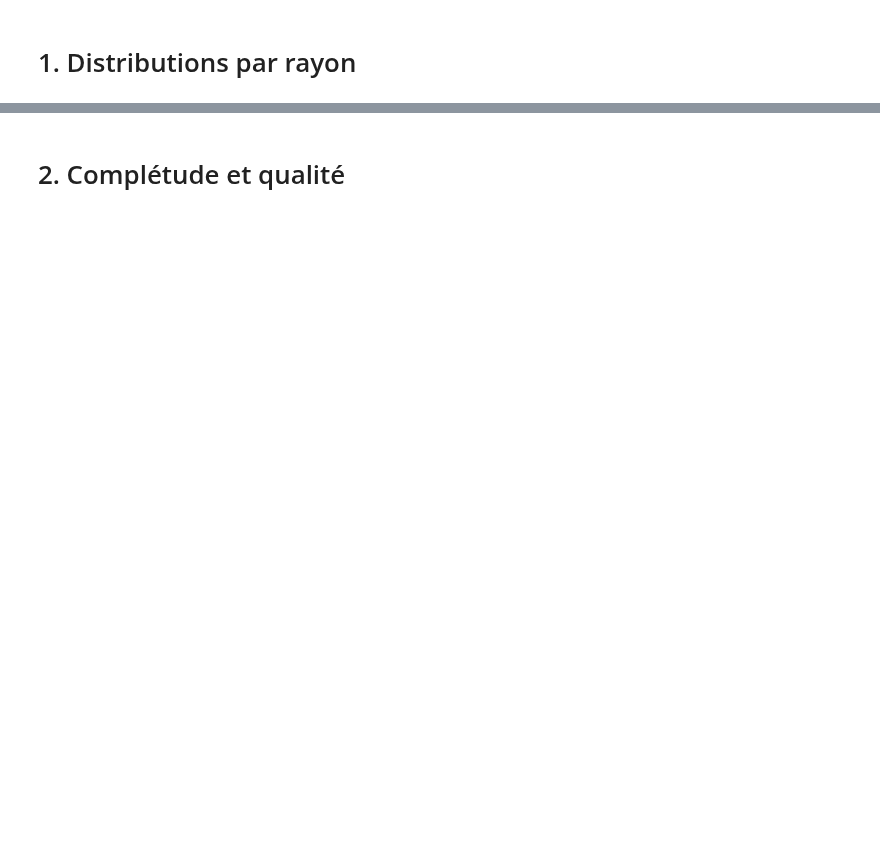
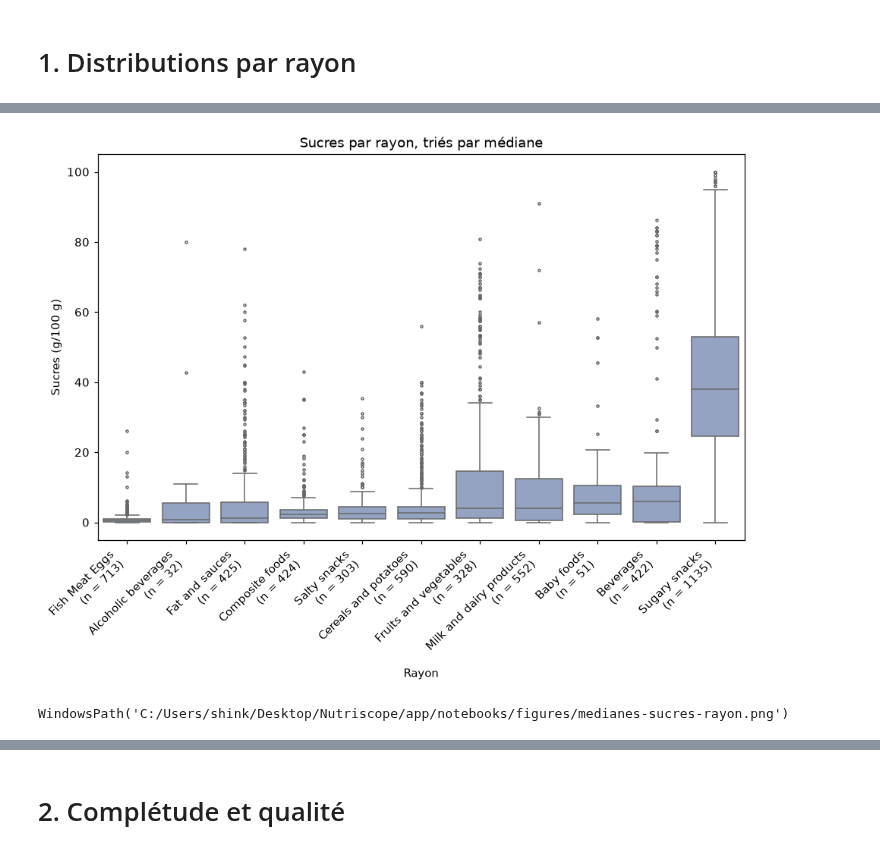
Before and after one commit to SebastienHus/Nutriscope_team_delegue, a Jupyter notebook: notebooks/eda_reference.ipynb, the cells around one changed output, grey strips where cells are left out. Saved outputs shown, nothing was run; the diff lists cells and outputs as text; code cells hidden in the pictures; blank space fills up the shorter version.

```diff
--- a/notebooks/eda_reference.ipynb
+++ b/notebooks/eda_reference.ipynb
@@ -41,0 +85,12 @@ df, _ = charger_propre("../data-nutriscope/echantillon_france.csv")
+# %%
+in_scope = eda.exclude_unknown(clean_df)
+
+raw_unknown = raw_df[PNNS_1].fillna(eda.UNKNOWN).eq(eda.UNKNOWN)
+volumes = pd.Series({
+    "produits bruts": len(raw_df),
+    "produits nettoyés": len(clean_df),
+    "rayon unknown (brut, %)": round(raw_unknown.mean() * 100, 1),
+    "rayon unknown (nettoyé, %)": round(clean_df[PNNS_1].eq(eda.UNKNOWN).mean() * 100, 1),
+    "produits comparables par rayon": len(in_scope),
+})
+volumes
@@ -161,0 +143,4 @@ figure(ax.figure, "repartition-grades-rayon")
+# %%
+profile, excluded = eda.profile_by_group(in_scope, NUTRIENTS, min_n=MIN_GROUP)
+print(f"Rayons écartés (moins de {MIN_GROUP} produits) : {excluded.to_dict() or 'aucun'}")
+profile[["sugars_100g", "salt_100g", "energy-kcal_100g"]].round(2)
@@ -161,0 +163,16 @@ figure(ax.figure, "repartition-grades-rayon")
+# %%
+order = profile[("sugars_100g", "median")].sort_values().index
+counts = profile[("sugars_100g", "n")]
+
+fig, ax = plt.subplots(figsize=(10, 6))
+sns.boxplot(data=in_scope[in_scope[PNNS_1].isin(order)], x=PNNS_1, y="sugars_100g",
+            order=order, color="#8da0cb", fliersize=2, ax=ax)
+ax.set_xticks(range(len(order)), [f"{group}\n(n = {counts[group]})" for group in order],
+              rotation=45, ha="right")
+ax.set_xlabel("Rayon")
+ax.set_ylabel("Sucres (g/100 g)")
+ax.set_title("Sucres par rayon, triés par médiane")  # à remplacer par le titre-message
+figure(fig, "medianes-sucres-rayon")
+# %% [output]
+[figure, added]
+WindowsPath('C:/Users/shink/Desktop/Nutriscope/app/notebooks/figures/medianes-sucres-rayon.png')
```
Also changed, not shown: parts of 90 cells of this notebook, 26 other files.
